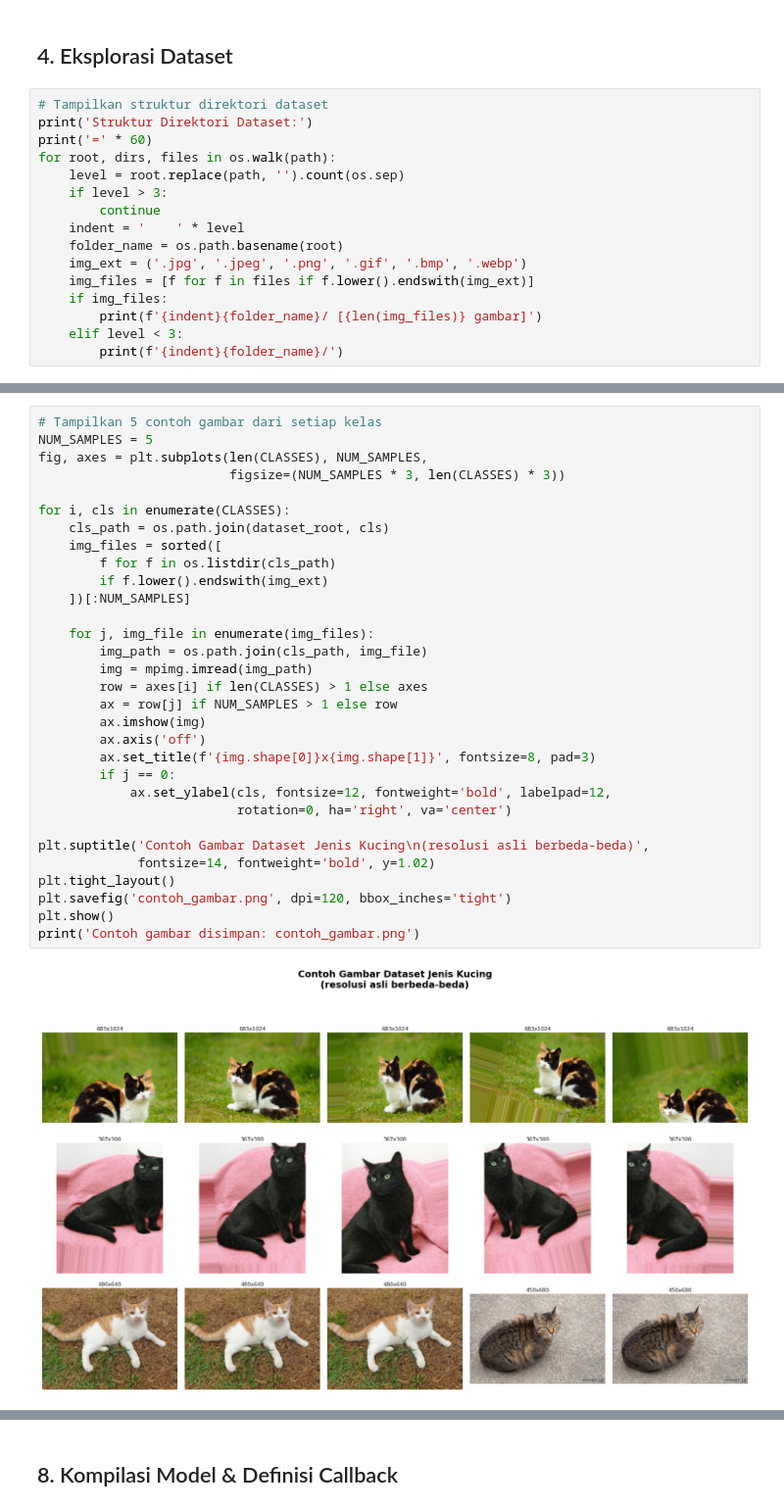
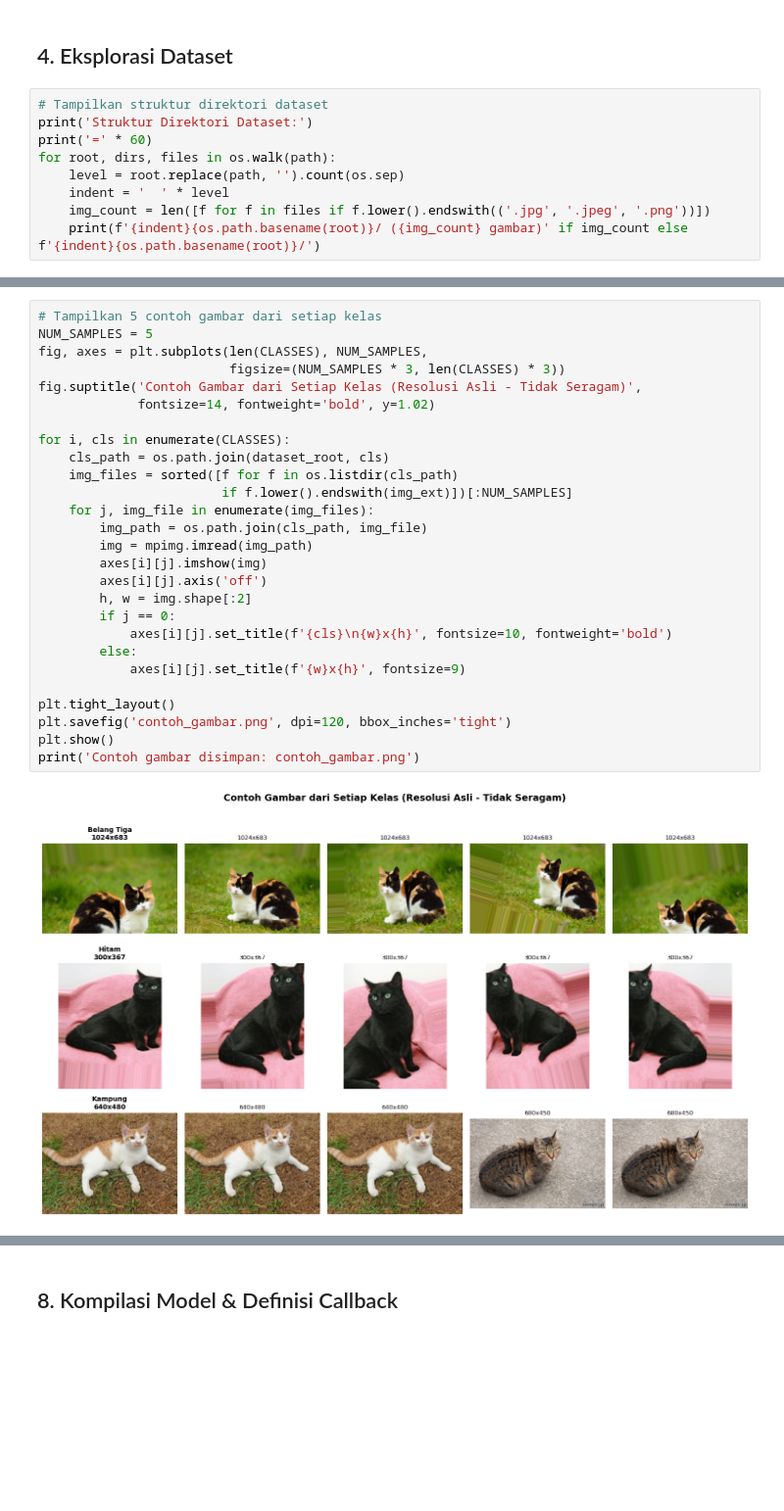
Before and after one commit to MuhammadRizalNurfirdaus/Klasifikasi-Jenis-Kucing-Menggunakan-Convolutional-Neural-Network--CNN-, a Jupyter notebook: notebook.ipynb, the cells around one changed output, grey strips where cells are left out. Shown at 98% size. Saved outputs shown, nothing was run; the diff lists cells and outputs as text; blank space fills up the shorter version.

```diff
--- a/notebook.ipynb
+++ b/notebook.ipynb
@@ -133,16 +132,9 @@ print('Struktur Direktori Dataset:')
 print('=' * 60)
 for root, dirs, files in os.walk(path):
     level = root.replace(path, '').count(os.sep)
-    if level > 3:
-        continue
-    indent = '    ' * level
-    folder_name = os.path.basename(root)
-    img_ext = ('.jpg', '.jpeg', '.png', '.gif', '.bmp', '.webp')
-    img_files = [f for f in files if f.lower().endswith(img_ext)]
-    if img_files:
-        print(f'{indent}{folder_name}/ [{len(img_files)} gambar]')
-    elif level < 3:
-        print(f'{indent}{folder_name}/')
+    indent = '  ' * level
+    img_count = len([f for f in files if f.lower().endswith(('.jpg', '.jpeg', '.png'))])
+    print(f'{indent}{os.path.basename(root)}/ ({img_count} gambar)' if img_count else f'{indent}{os.path.basename(root)}/')
 # %% [output]
 Struktur Direktori Dataset:
 ============================================================
@@ -268,36 +243,32 @@ Plot distribusi kelas disimpan: distribusi_kelas.png
 # %%
 # Tampilkan 5 contoh gambar dari setiap kelas
 NUM_SAMPLES = 5
 fig, axes = plt.subplots(len(CLASSES), NUM_SAMPLES,
                          figsize=(NUM_SAMPLES * 3, len(CLASSES) * 3))
+fig.suptitle('Contoh Gambar dari Setiap Kelas (Resolusi Asli - Tidak Seragam)',
+             fontsize=14, fontweight='bold', y=1.02)
 
 for i, cls in enumerate(CLASSES):
     cls_path = os.path.join(dataset_root, cls)
-    img_files = sorted([
-        f for f in os.listdir(cls_path)
-        if f.lower().endswith(img_ext)
-    ])[:NUM_SAMPLES]
-
+    img_files = sorted([f for f in os.listdir(cls_path)
+                        if f.lower().endswith(img_ext)])[:NUM_SAMPLES]
     for j, img_file in enumerate(img_files):
         img_path = os.path.join(cls_path, img_file)
         img = mpimg.imread(img_path)
-        row = axes[i] if len(CLASSES) > 1 else axes
-        ax = row[j] if NUM_SAMPLES > 1 else row
-        ax.imshow(img)
-        ax.axis('off')
-        ax.set_title(f'{img.shape[0]}x{img.shape[1]}', fontsize=8, pad=3)
+        axes[i][j].imshow(img)
+        axes[i][j].axis('off')
+        h, w = img.shape[:2]
         if j == 0:
-            ax.set_ylabel(cls, fontsize=12, fontweight='bold', labelpad=12,
-                          rotation=0, ha='right', va='center')
+            axes[i][j].set_title(f'{cls}\n{w}x{h}', fontsize=10, fontweight='bold')
+        else:
+            axes[i][j].set_title(f'{w}x{h}', fontsize=9)
 
-plt.suptitle('Contoh Gambar Dataset Jenis Kucing\n(resolusi asli berbeda-beda)',
-             fontsize=14, fontweight='bold', y=1.02)
 plt.tight_layout()
 plt.savefig('contoh_gambar.png', dpi=120, bbox_inches='tight')
 plt.show()
 print('Contoh gambar disimpan: contoh_gambar.png')
 # %% [output]
-[figure, old version]
+[figure, new version]
 Contoh gambar disimpan: contoh_gambar.png
 # %% [markdown]
 ## 5. Pembagian Dataset
```
Also changed, not shown: parts of 34 cells of this notebook.
